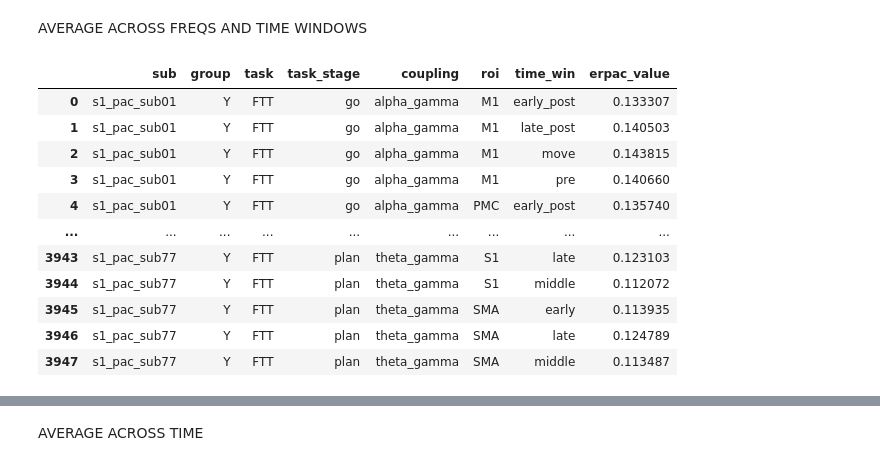
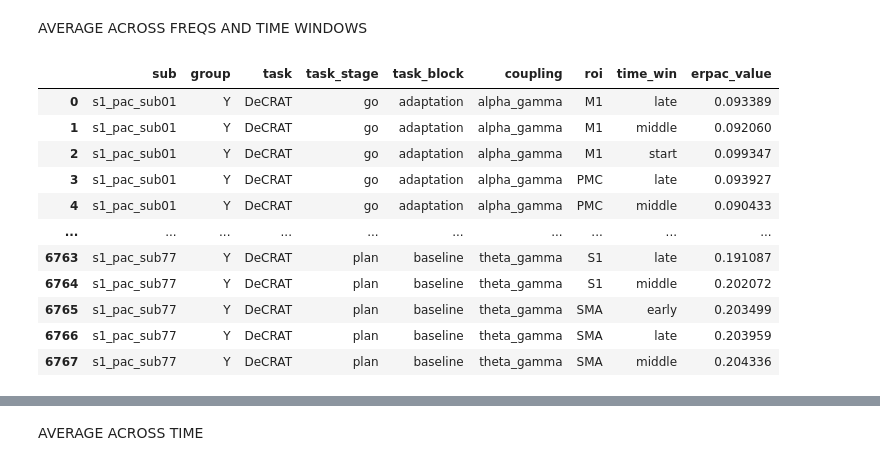
Before and after one commit to bonokat/motor_pac_aging, a Jupyter notebook: notebooks/erpac_df_prep_stats.ipynb, the cells around one changed output, grey strips where cells are left out. Cells and saved outputs as stored; diff of their text form; code cells hidden in the pictures.

```diff
--- a/notebooks/erpac_df_prep_stats.ipynb
+++ b/notebooks/erpac_df_prep_stats.ipynb
@@ -11,8 +11,10 @@ from config.paths import ERPAC_DIR
 # %% [markdown]
 Data extraction for LMMs -> **R analysis**
 # %%
+task = "DeCRAT"
+
 erpac_df = pd.read_parquet(
-    r"F:\# study 2\eeg_data\erpac\erpac_results.parquet"
+    r"F:\# study 2\eeg_data\erpac\DeCRAT_erpac_results.parquet"
 )
 
 erpac_df
@@ -33,61 +35,79 @@ erpac_df
 # %% [markdown]
 AVERAGE ACROSS FREQS AND TIME WINDOWS
 # %%
-def average_erpac_windows(erpac_df, time_windows=TIME_WINDOWS):
+def average_erpac_windows(erpac_df, task, time_windows=TIME_WINDOWS):
 
     df = erpac_df.copy()
 
     def assign_time_window(row):
 
         stage = row["task_stage"]
         t = row["time"]
 
-        for window_name, (tmin, tmax) in time_windows[stage].items():
+        for window_name, (tmin, tmax) in time_windows[task][stage].items():
             if tmin <= t < tmax:
                 return window_name
 
         return np.nan
 
     df["time_win"] = df.apply(
         assign_time_window,
         axis=1
     )
 
     df = df.dropna(
         subset=["time_win"]
     )
 
-    return (
-        df
-        .groupby(
-            [
-                "sub",
-                "group",
-                "task",
-                "task_stage",
-                "coupling",
-                "roi",
-                "time_win",
-            ],
-            as_index=False,
+    if task == "FTT":
+        df_grouped = (
+            df.groupby(
+                [
+                    "sub",
+                    "group",
+                    "task",
+                    "task_stage",
+                    "coupling",
+                    "roi",
+                    "time_win",
+                ],
+                as_index=False,
+            )
+            ["erpac_value"]
+            .mean()
         )
-        ["erpac_value"]
-        .mean()
-    )
+    else:
+        df_grouped = (
+            df.groupby(
+                [
+                    "sub",
+                    "group",
+                    "task",
+                    "task_stage",
+                    "task_block",
+                    "coupling",
+                    "roi",
+                    "time_win",
+                ],
+                as_index=False,
+            )
+            ["erpac_value"]
+            .mean())
 
+    return df_grouped
 
-erpac_window_df = average_erpac_windows(erpac_df)
+erpac_window_df = average_erpac_windows(erpac_df, task=task)
 erpac_window_df
 # %% [output]
-|  | sub | group | task | task_stage | coupling | roi | time_win | erpac_value |
-| 0 | s1_pac_sub01 | Y | FTT | go | alpha_gamma | M1 | early_post | 0.133307 |
-| 1 | s1_pac_sub01 | Y | FTT | go | alpha_gamma | M1 | late_post | 0.140503 |
-| 2 | s1_pac_sub01 | Y | FTT | go | alpha_gamma | M1 | move | 0.143815 |
-| 3 | s1_pac_sub01 | Y | FTT | go | alpha_gamma | M1 | pre | 0.140660 |
-| 4 | s1_pac_sub01 | Y | FTT | go | alpha_gamma | PMC | early_post | 0.135740 |
-| ... | ... | ... | ... | ... | ... | ... | ... | ... |
-| 3943 | s1_pac_sub77 | Y | FTT | plan | theta_gamma | S1 | late | 0.123103 |
-| 3944 | s1_pac_sub77 | Y | FTT | plan | theta_gamma | S1 | middle | 0.112072 |
-| 3945 | s1_pac_sub77 | Y | FTT | plan | theta_gamma | SMA | early | 0.113935 |
-| 3946 | s1_pac_sub77 | Y | FTT | plan | theta_gamma | SMA | late | 0.124789 |
-| 3947 | s1_pac_sub77 | Y | FTT | plan | theta_gamma | SMA | middle | 0.113487 |
+|  | sub | group | task | task_stage | task_block | coupling | roi | time_win | erpac_value |
+| 0 | s1_pac_sub01 | Y | DeCRAT | go | adaptation | alpha_gamma | M1 | late | 0.093389 |
+| 1 | s1_pac_sub01 | Y | DeCRAT | go | adaptation | alpha_gamma | M1 | middle | 0.092060 |
+| 2 | s1_pac_sub01 | Y | DeCRAT | go | adaptation | alpha_gamma | M1 | start | 0.099347 |
+| 3 | s1_pac_sub01 | Y | DeCRAT | go | adaptation | alpha_gamma | PMC | late | 0.093927 |
+| 4 | s1_pac_sub01 | Y | DeCRAT | go | adaptation | alpha_gamma | PMC | middle | 0.090433 |
+| ... | ... | ... | ... | ... | ... | ... | ... | ... | ... |
+| 6763 | s1_pac_sub77 | Y | DeCRAT | plan | baseline | theta_gamma | S1 | late | 0.191087 |
+| 6764 | s1_pac_sub77 | Y | DeCRAT | plan | baseline | theta_gamma | S1 | middle | 0.202072 |
+| 6765 | s1_pac_sub77 | Y | DeCRAT | plan | baseline | theta_gamma | SMA | early | 0.203499 |
+| 6766 | s1_pac_sub77 | Y | DeCRAT | plan | baseline | theta_gamma | SMA | late | 0.203959 |
+| 6767 | s1_pac_sub77 | Y | DeCRAT | plan | baseline | theta_gamma | SMA | middle | 0.204336 |
```
Also changed, not shown: parts of 6 cells of this notebook, 7 other files.
